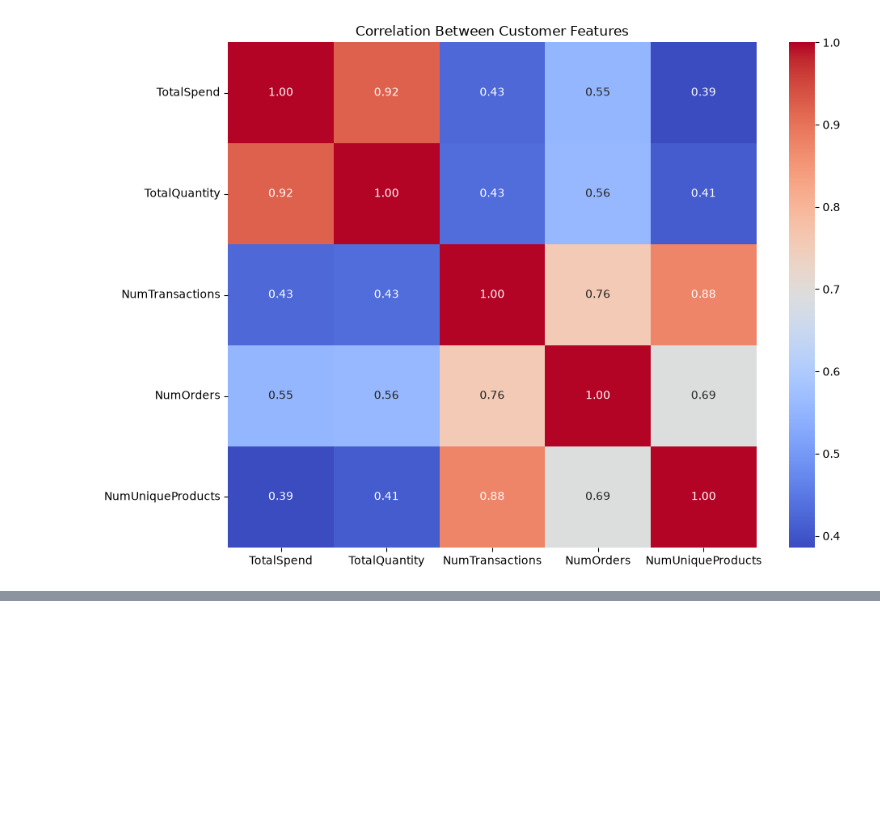
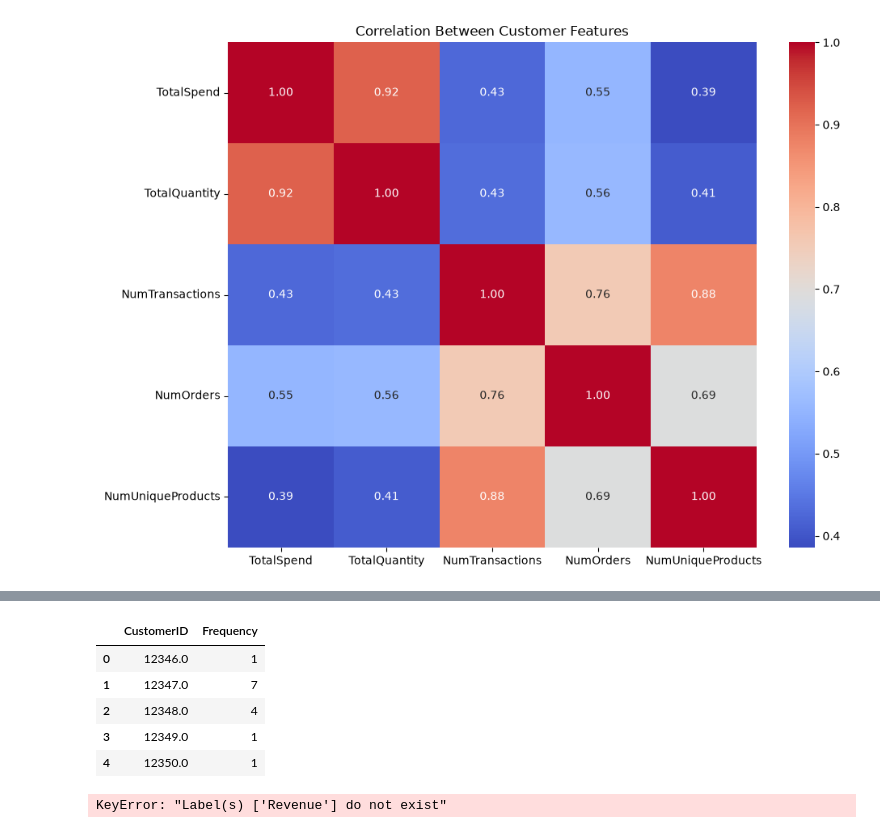
Before and after one commit to vanshika-2105/customer-segmentation-ml, a Jupyter notebook: notebooks/01_customer_segmentation_setup.ipynb, the cells around one changed output, grey strips where cells are left out. Cells and saved outputs as stored; diff of their text form; code cells hidden in the pictures; blank space fills up the shorter version.

```diff
--- a/notebooks/01_customer_segmentation_setup.ipynb
+++ b/notebooks/01_customer_segmentation_setup.ipynb
@@ -491,0 +550,21 @@ print(
+# %%
+customer_frequency = clean_df.groupby("CustomerID").agg(
+    Frequency=("InvoiceNo", "nunique")
+).reset_index()
+
+customer_frequency.head()
+# %% [output]
+|  | CustomerID | Frequency |
+| 0 | 12346.0 | 1 |
+| 1 | 12347.0 | 7 |
+| 2 | 12348.0 | 4 |
+| 3 | 12349.0 | 1 |
+| 4 | 12350.0 | 1 |
+# %%
+customer_monetary = clean_df.groupby("CustomerID").agg(
+    Monetary=("Revenue", "sum")
+).reset_index()
+
+customer_monetary.head()
+# %% [output]
+KeyError: "Label(s) ['Revenue'] do not exist"
```
Also changed, not shown: parts of 10 cells of this notebook, 1 other file.
